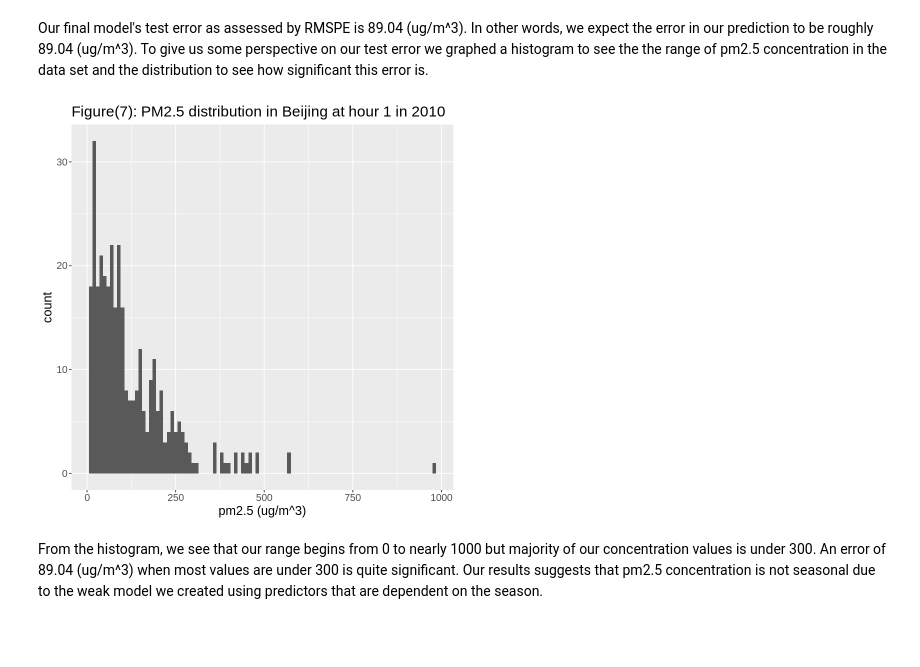
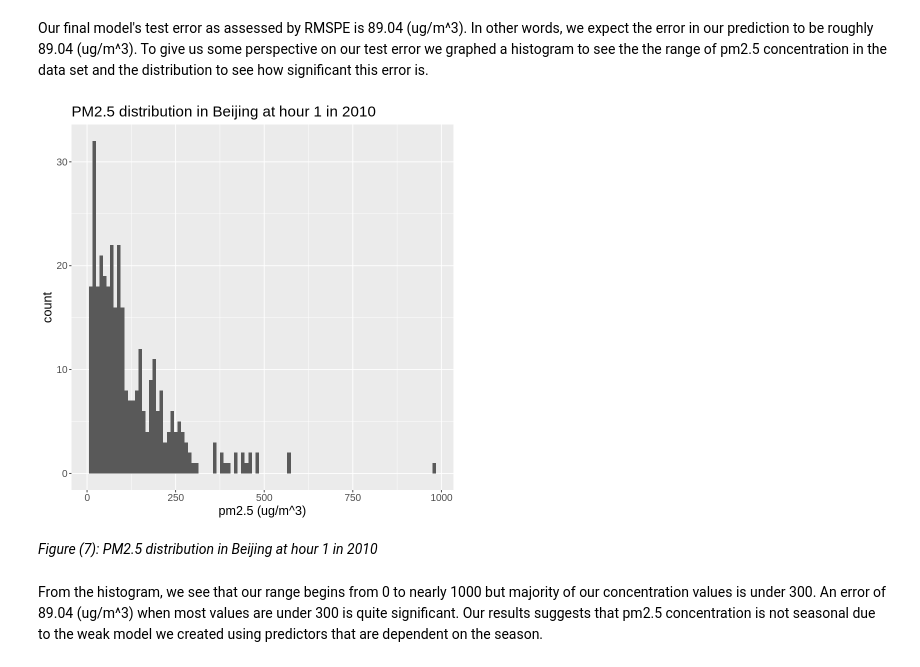
Before and after one commit to gbrwg/DSCI100-Group-Project, a Jupyter notebook: group_project_report.ipynb, the cells around one changed output. Saved outputs shown, nothing was run; the diff lists cells and outputs as text; code cells hidden in the pictures; blank space fills up the shorter version.

```diff
--- a/group_project_report.ipynb
+++ b/group_project_report.ipynb
@@ -269,13 +299,15 @@ Our final model's test error as assessed by RMSPE is 89.04 (ug/m^3). In other wo
 # %%
 options(repr.plot.width = 7, repr.plot.height = 7)
 pm2.5_dist <- ggplot(pm2.5_data, aes(x = pm2.5)) +
             geom_histogram(binwidth = 10)+
-            labs(x = "pm2.5 (ug/m^3)", title = "Figure(7): PM2.5 distribution in Beijing at hour 1 in 2010") +
+            labs(x = "pm2.5 (ug/m^3)", title = "PM2.5 distribution in Beijing at hour 1 in 2010") +
             theme(text = element_text(size=15))
 
 pm2.5_dist
 # %% [output]
-[figure, old version]
+[figure, new version]
+# %% [markdown]
+*Figure (7): PM2.5 distribution in Beijing at hour 1 in 2010*
 # %% [markdown]
 From the histogram, we see that our range begins from 0 to nearly 1000 but majority of our concentration values is under 300. An error of 89.04 (ug/m^3) when most values are under 300 is quite significant. Our results suggests that pm2.5 concentration is not seasonal due to the weak model we created using predictors that are dependent on the season.
 # %% [markdown]
```
Also changed, not shown: parts of 17 cells of this notebook.
